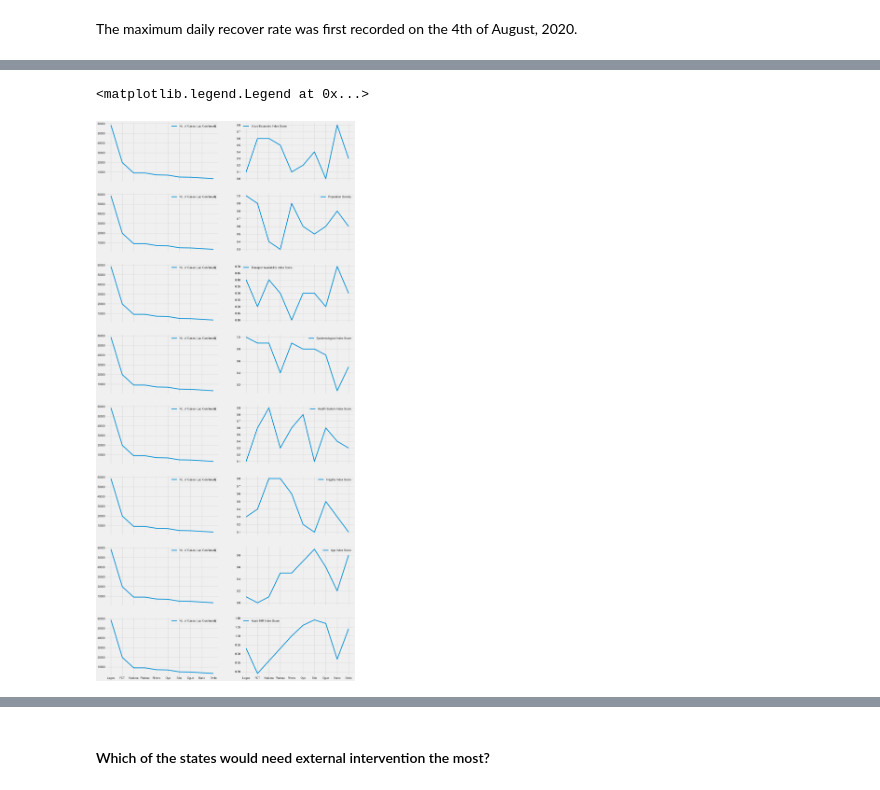
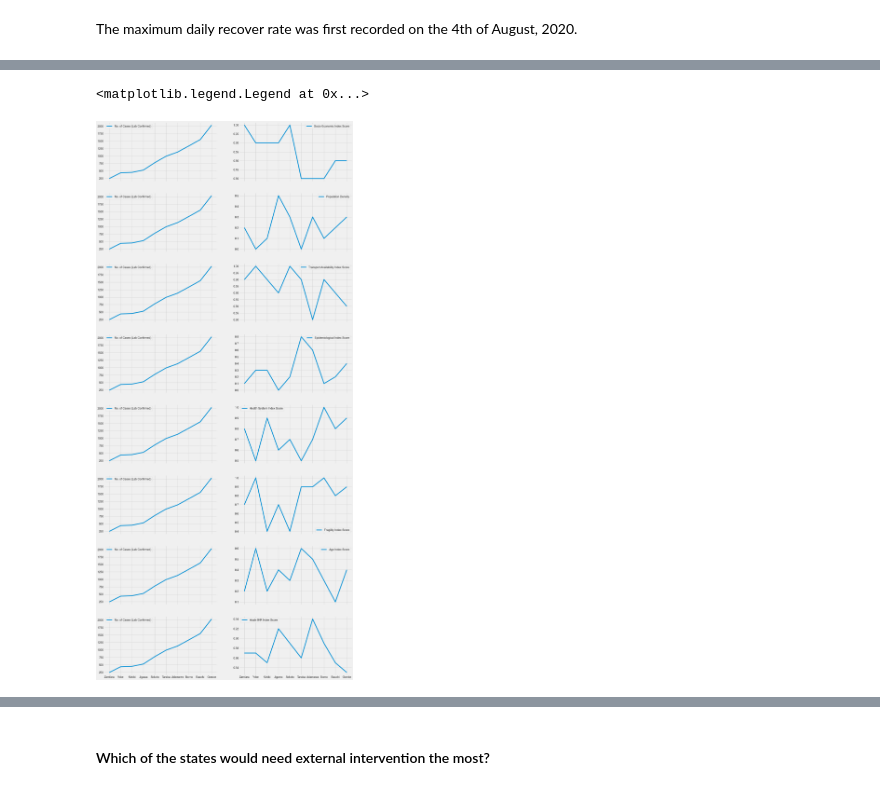
Before and after one commit to vaipn/Nigeria-COVID-19-Data-Analysis-Using-Python, a Jupyter notebook: covidproject.ipynb, the cells around one changed output, grey strips where cells are left out. Saved outputs shown, nothing was run; the diff lists cells and outputs as text; code cells hidden in the pictures.

```diff
--- a/covidproject.ipynb
+++ b/covidproject.ipynb
@@ -550,0 +528,3 @@ Kaduna and Kano State, Though they haven't recorded relatively high number of ca
+# %%
+ten_vuln=ncdc_external.nlargest(10,'Overall CCVI Index')
+ten_vuln
@@ -616,0 +663,4 @@ The maximum daily recover rate was first recorded on the 4th of August, 2020.
+# %%
+ten_vuln=ten_vuln.sort_values(by='No. of Cases (Lab Confirmed)')
+ten_vuln.reset_index(inplace=True)
+ten_vuln.drop(columns='index')
@@ -617,45 +679,45 @@ The maximum daily recover rate was first recorded on the 4th of August, 2020.
 # %%
 fi,ax=plt.subplots(nrows=8,ncols=2,figsize=(20,48),sharex='all')
-ten_ncdc_external['No. of Cases (Lab Confirmed)'].plot.line(ax=ax[0,0])
-plt.xticks(np.arange(0, 10, step=1),(ten_ncdc_external['states']))
+ten_vuln['No. of Cases (Lab Confirmed)'].plot.line(ax=ax[0,0])
+plt.xticks(np.arange(0, 10, step=1),(ten_vuln['states']))
 ax[0,0].legend(['No. of Cases (Lab Confirmed)'])
-ten_ncdc_external['Socio-Economic'].plot.line(ax=ax[0,1])
+ten_vuln['Socio-Economic'].plot.line(ax=ax[0,1])
 ax[0,1].legend(['Socio-Economic Index Score'])
 #
-ten_ncdc_external['No. of Cases (Lab Confirmed)'].plot.line(ax=ax[1,0])
+ten_vuln['No. of Cases (Lab Confirmed)'].plot.line(ax=ax[1,0])
 ax[1,0].legend(['No. of Cases (Lab Confirmed)'])
-ten_ncdc_external['Population Density'].plot.line(ax=ax[1,1])
+ten_vuln['Population Density'].plot.line(ax=ax[1,1])
 ax[1,1].legend(['Population Density'])
 #
-ten_ncdc_external['No. of Cases (Lab Confirmed)'].plot.line(ax=ax[2,0])
+ten_vuln['No. of Cases (Lab Confirmed)'].plot.line(ax=ax[2,0])
 ax[2,0].legend(['No. of Cases (Lab Confirmed)'])
-ten_ncdc_external[' Transport Availability'].plot.line(ax=ax[2,1])
+ten_vuln[' Transport Availability'].plot.line(ax=ax[2,1])
 ax[2,1].legend(['Transport Availability Index Score'])
 #
-ten_ncdc_external['No. of Cases (Lab Confirmed)'].plot.line(ax=ax[3,0])
+ten_vuln['No. of Cases (Lab Confirmed)'].plot.line(ax=ax[3,0])
 ax[3,0].legend(['No. of Cases (Lab Confirmed)'])
-ten_ncdc_external['Epidemiological'].plot.line(ax=ax[3,1])
+ten_vuln['Epidemiological'].plot.line(ax=ax[3,1])
 ax[3,1].legend(['Epidemiological Index Score'])
 #
-ten_ncdc_external['No. of Cases (Lab Confirmed)'].plot.line(ax=ax[4,0])
+ten_vuln['No. of Cases (Lab Confirmed)'].plot.line(ax=ax[4,0])
 ax[4,0].legend(['No. of Cases (Lab Confirmed)'])
-ten_ncdc_external['Health System'].plot.line(ax=ax[4,1])
+ten_vuln['Health System'].plot.line(ax=ax[4,1])
 ax[4,1].legend(['Health System Index Score'])
 #
-ten_ncdc_external['No. of Cases (Lab Confirmed)'].plot.line(ax=ax[5,0])
+ten_vuln['No. of Cases (Lab Confirmed)'].plot.line(ax=ax[5,0])
 ax[5,0].legend(['No. of Cases (Lab Confirmed)'])
-ten_ncdc_external['Fragility'].plot.line(ax=ax[5,1])
+ten_vuln['Fragility'].plot.line(ax=ax[5,1])
 ax[5,1].legend(['Fragility Index Score'])
 #
-ten_ncdc_external['No. of Cases (Lab Confirmed)'].plot.line(ax=ax[6,0])
+ten_vuln['No. of Cases (Lab Confirmed)'].plot.line(ax=ax[6,0])
 ax[6,0].legend(['No. of Cases (Lab Confirmed)'])
-ten_ncdc_external['Age'].plot.line(ax=ax[6,1],)
+ten_vuln['Age'].plot.line(ax=ax[6,1],)
 ax[6,1].legend(['Age Index Score'])
 #
-ten_ncdc_external['No. of Cases (Lab Confirmed)'].plot.line(ax=ax[7,0])
+ten_vuln['No. of Cases (Lab Confirmed)'].plot.line(ax=ax[7,0])
 ax[7,0].legend(['No. of Cases (Lab Confirmed)'])
-ten_ncdc_external['Acute IHR'].plot.line(ax=ax[7,1],)
+ten_vuln['Acute IHR'].plot.line(ax=ax[7,1],)
 ax[7,1].legend(['Acute IHR Index Score'])
 # %% [output]
 <matplotlib.legend.Legend at 0x...>
-[figure, old version]
+[figure, new version]
```
Also changed, not shown: parts of 57 cells of this notebook.
